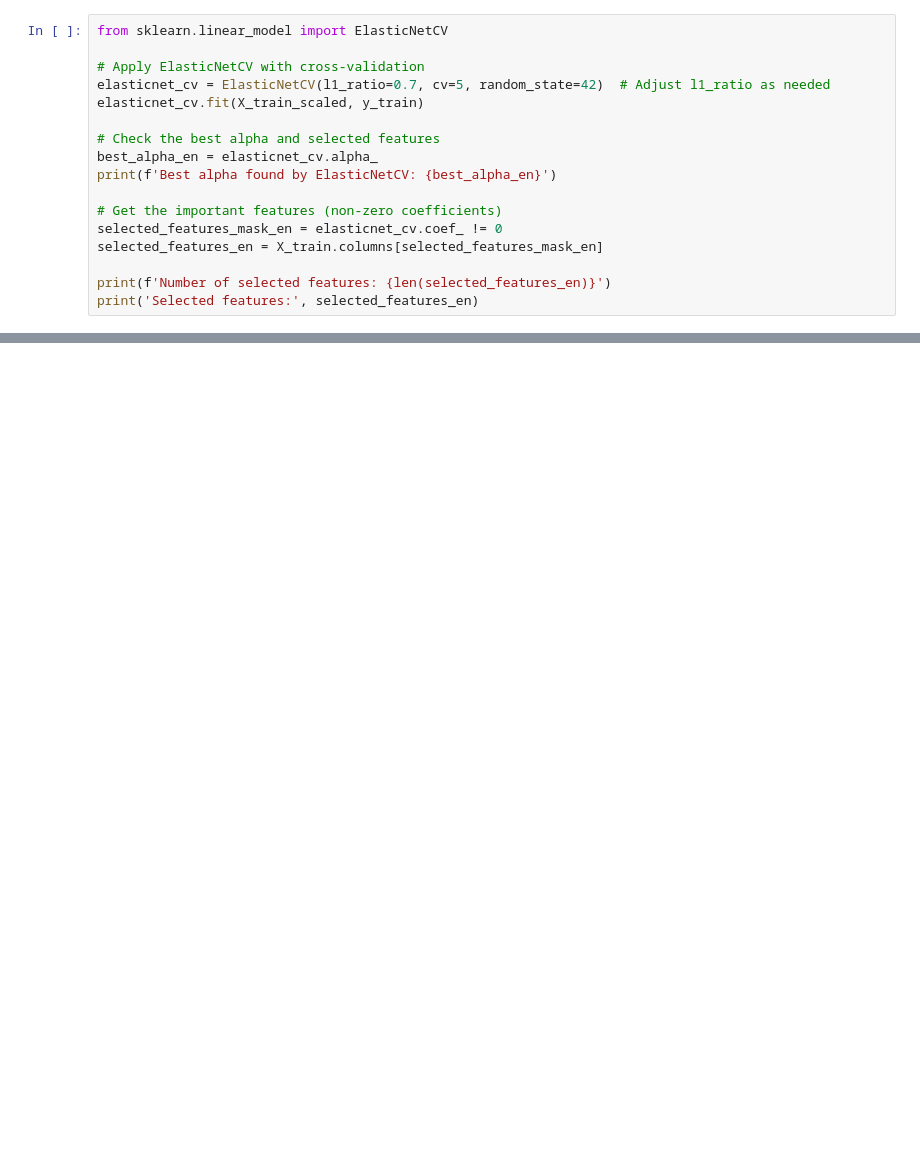
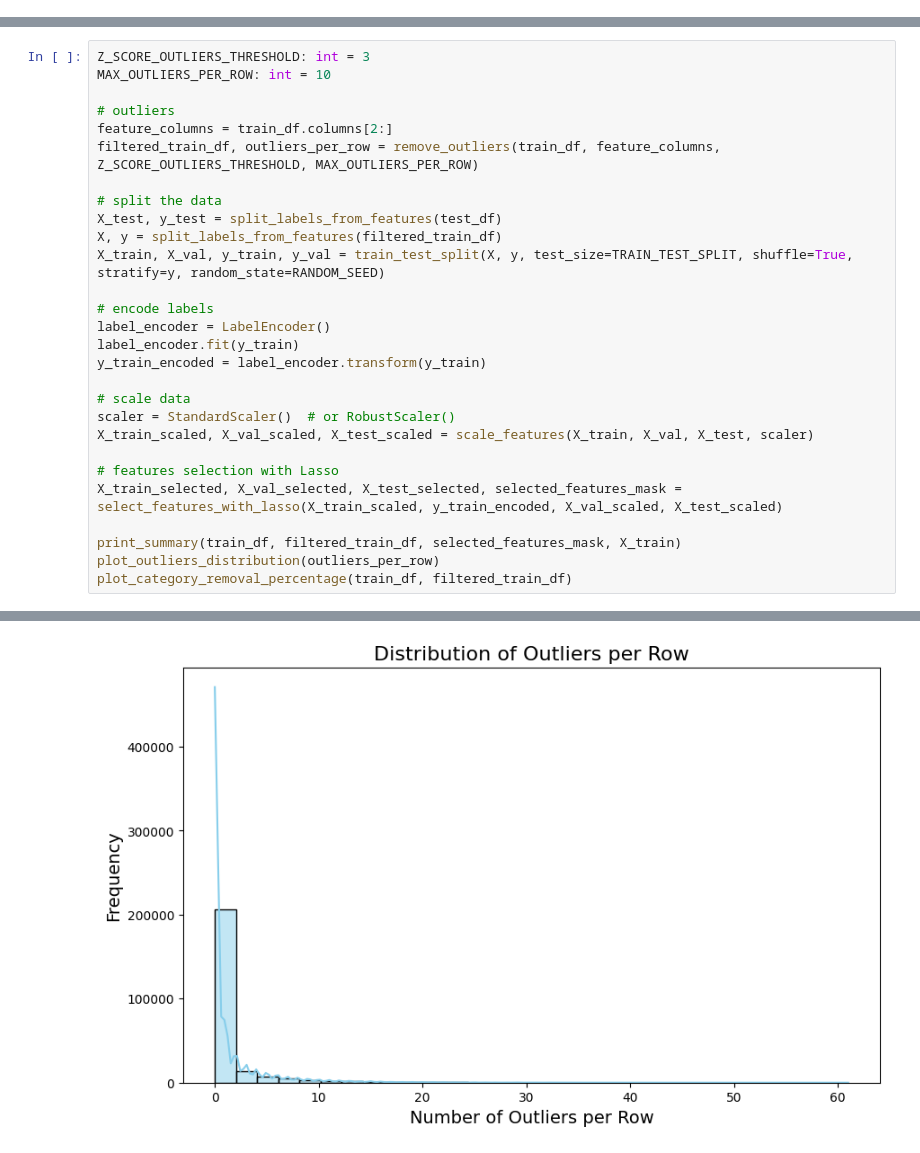
Before and after one commit to necois/mirakl, a Jupyter notebook: data_exploration.ipynb, the cells around one changed output, grey strips where cells are left out. Drawn from its saved outputs; the diff is of its cells as text; blank space fills up the shorter version.

Commit message:
first benchmark modeling

```diff
--- a/data_exploration.ipynb
+++ b/data_exploration.ipynb
@@ -216,17 +59,0 @@ Selected features: Index(['f0', 'f1', 'f2', 'f3', 'f4', 'f5', 'f6', 'f7', 'f8',
-# %%
-from sklearn.linear_model import ElasticNetCV
-
-# Apply ElasticNetCV with cross-validation
-elasticnet_cv = ElasticNetCV(l1_ratio=0.7, cv=5, random_state=42)  # Adjust l1_ratio as needed
-elasticnet_cv.fit(X_train_scaled, y_train)
-
-# Check the best alpha and selected features
-best_alpha_en = elasticnet_cv.alpha_
-print(f'Best alpha found by ElasticNetCV: {best_alpha_en}')
-
-# Get the important features (non-zero coefficients)
-selected_features_mask_en = elasticnet_cv.coef_ != 0
-selected_features_en = X_train.columns[selected_features_mask_en]
-
-print(f'Number of selected features: {len(selected_features_en)}')
-print('Selected features:', selected_features_en)
@@ -264,0 +242,29 @@ NameError: name 'X_train_scaled' is not defined
+# %%
+Z_SCORE_OUTLIERS_THRESHOLD: int = 3
+MAX_OUTLIERS_PER_ROW: int = 10
+
+# outliers
+feature_columns = train_df.columns[2:]
+filtered_train_df, outliers_per_row = remove_outliers(train_df, feature_columns, Z_SCORE_OUTLIERS_THRESHOLD, MAX_OUTLIERS_PER_ROW)
+
+# split the data
+X_test, y_test = split_labels_from_features(test_df)
+X, y = split_labels_from_features(filtered_train_df)
+X_train, X_val, y_train, y_val = train_test_split(X, y, test_size=TRAIN_TEST_SPLIT, shuffle=True, stratify=y, random_state=RANDOM_SEED)
+
+# encode labels
+label_encoder = LabelEncoder()
+label_encoder.fit(y_train)
+y_train_encoded = label_encoder.transform(y_train)
+
+# scale data
+scaler = StandardScaler()  # or RobustScaler()
+X_train_scaled, X_val_scaled, X_test_scaled = scale_features(X_train, X_val, X_test, scaler)
+
+# features selection with Lasso
+X_train_selected, X_val_selected, X_test_selected, selected_features_mask = select_features_with_lasso(X_train_scaled, y_train_encoded, X_val_scaled, X_test_scaled)
+
+print_summary(train_df, filtered_train_df, selected_features_mask, X_train)
+plot_outliers_distribution(outliers_per_row)
+plot_category_removal_percentage(train_df, filtered_train_df)
+# %% [output]
@@ -264,0 +280 @@ NameError: name 'X_train_scaled' is not defined
+[figure, added]
```
Also changed, not shown: parts of 31 cells of this notebook.
